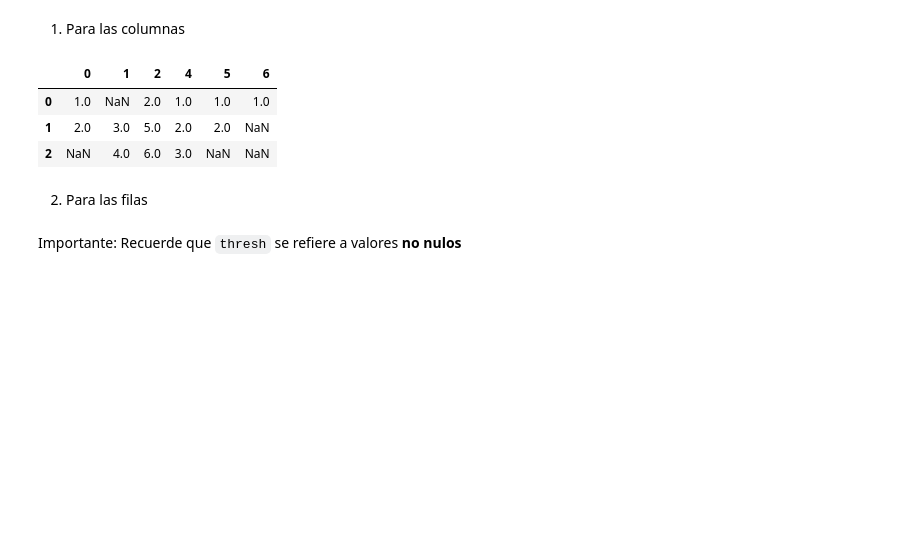
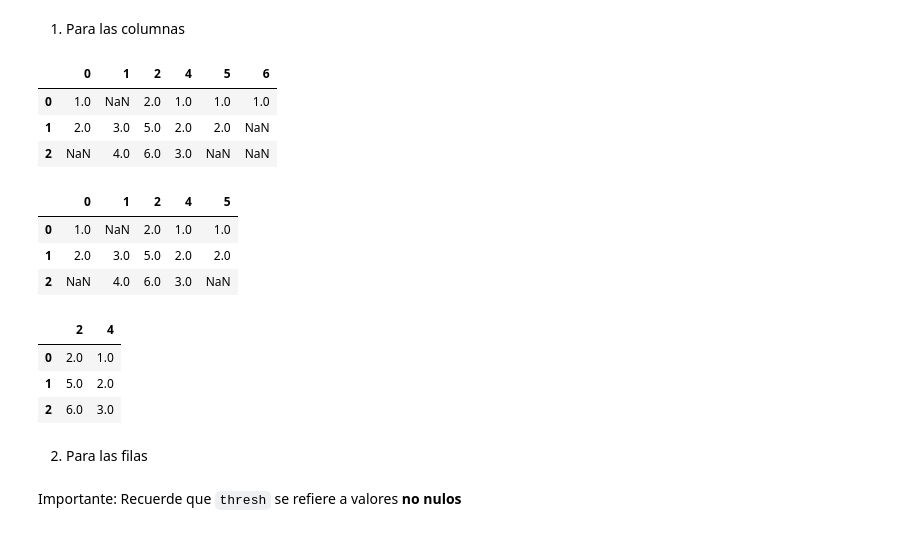
Before and after one commit to chava131011/Data-Science-Coursework, a Jupyter notebook: Classes Resources/CD_07_Pandas_Concat-DatosFaltantes/CD_07_Parte2_DatosFaltantes_Nombre-Apellido.ipynb, the cells around one changed output. Drawn from its saved outputs; the diff is of its cells as text; code cells hidden in the pictures; blank space fills up the shorter version.

```diff
--- a/Classes Resources/CD_07_Pandas_Concat-DatosFaltantes/CD_07_Parte2_DatosFaltantes_Nombre-Apellido.ipynb
+++ b/Classes Resources/CD_07_Pandas_Concat-DatosFaltantes/CD_07_Parte2_DatosFaltantes_Nombre-Apellido.ipynb
@@ -255,8 +255,20 @@ df.dropna(axis=1, thresh=1)
 | 2 | NaN | 4.0 | 6.0 | 3.0 | NaN | NaN |
 # %%
 #thresh = 2
+df.dropna(axis=1, thresh=2)
+# %% [output]
+|  | 0 | 1 | 2 | 4 | 5 |
+| 0 | 1.0 | NaN | 2.0 | 1.0 | 1.0 |
+| 1 | 2.0 | 3.0 | 5.0 | 2.0 | 2.0 |
+| 2 | NaN | 4.0 | 6.0 | 3.0 | NaN |
 # %%
 #thresh = 3
+df.dropna(axis=1, thresh=3)
+# %% [output]
+|  | 2 | 4 |
+| 0 | 2.0 | 1.0 |
+| 1 | 5.0 | 2.0 |
+| 2 | 6.0 | 3.0 |
 # %% [markdown]
 2. Para las filas
 # %%
```
Also changed, not shown: parts of 4 cells of this notebook.
